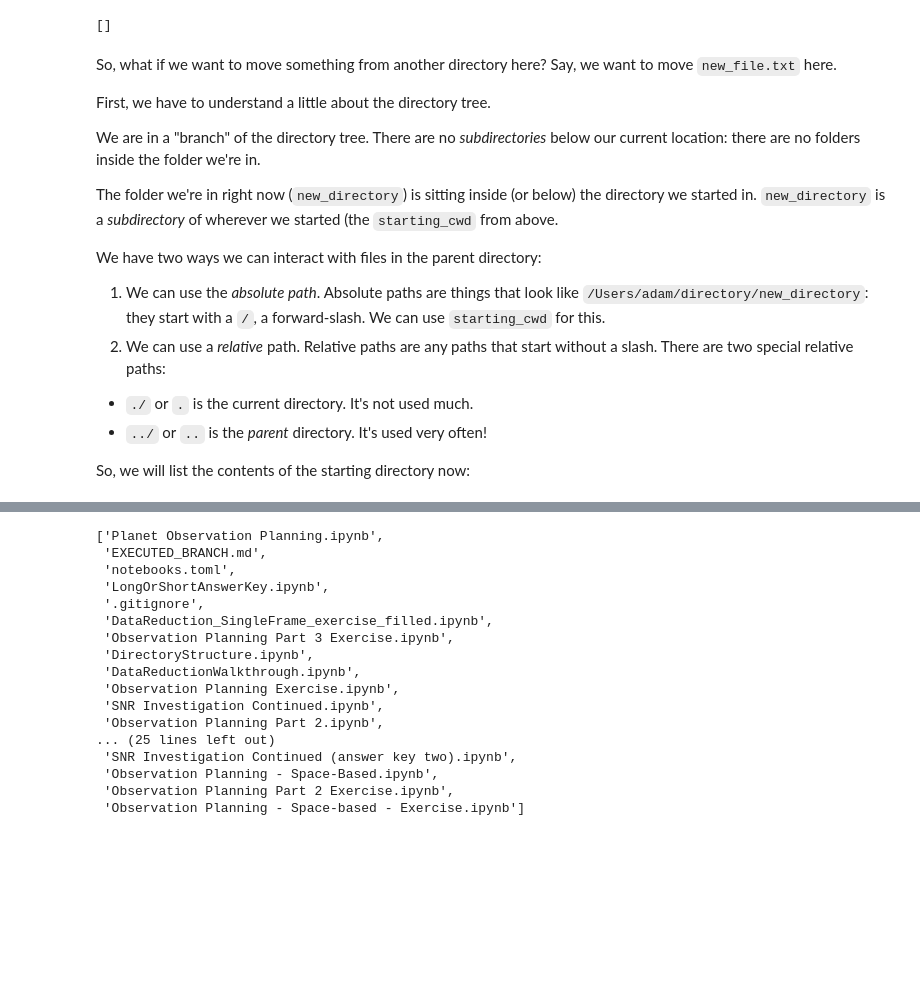
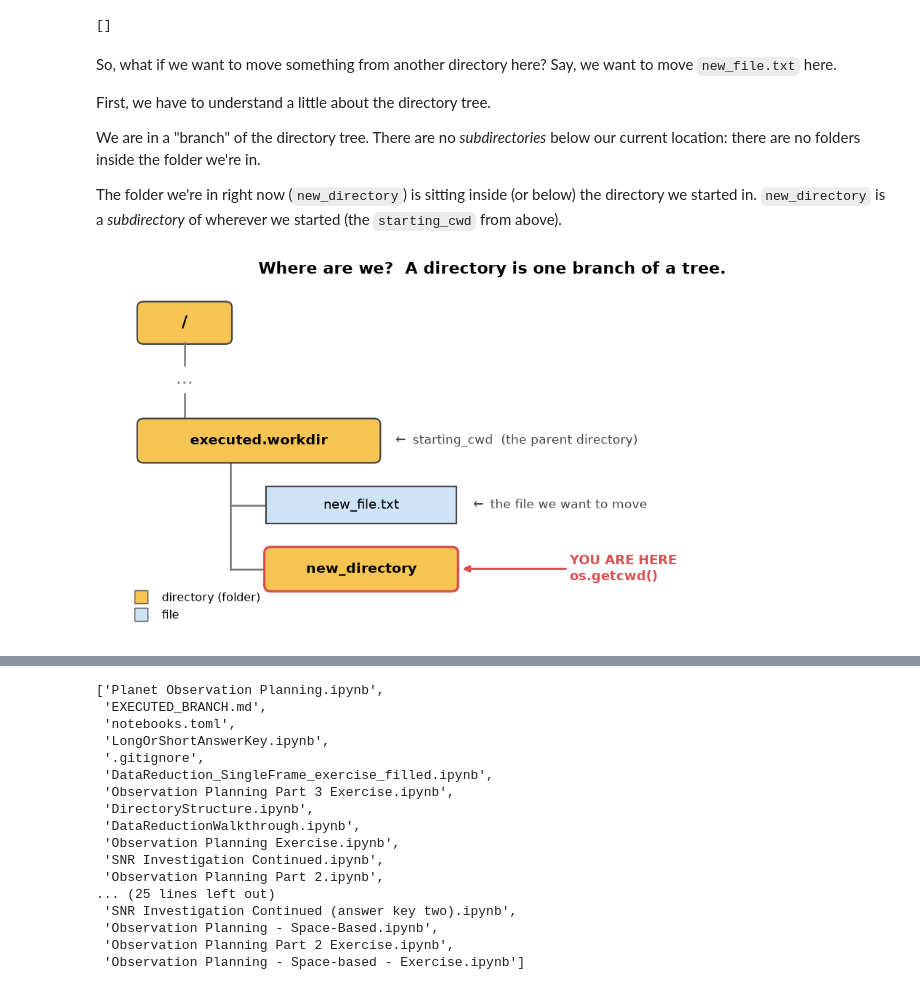
Before and after one commit to keflavich/AST3722_Public_Materials, a Jupyter notebook: DirectoryStructure.ipynb, the cells around one changed output, grey strips where cells are left out. Saved outputs shown, nothing was run; the diff lists cells and outputs as text; code cells hidden in the pictures; blank space fills up the shorter version.

Commit message:
Rebuild from master 38dd5c7: Add filesystem diagrams to DirectoryStructure, and fix figure capture
Generated by .github/workflows/build-executed.yml. Do not edit this branch.

```diff
--- a/DirectoryStructure.ipynb
+++ b/DirectoryStructure.ipynb
@@ -118,13 +118,4 @@ First, we have to understand a little about the directory tree.
 
 We are in a "branch" of the directory tree.  There are no _subdirectories_ below our current location: there are no folders inside the folder we're in.
 
-The folder we're in right now (`new_directory`) is sitting inside (or below) the directory we started in.  `new_directory` is a _subdirectory_ of wherever we started (the `starting_cwd` from above.
-
-We have two ways we can interact with files in the parent directory:
-
-1. We can use the _absolute path_.  Absolute paths are things that look like `/Users/adam/directory/new_directory`: they start with a `/`, a forward-slash.  We can use `starting_cwd` for this.
-2. We can use a _relative_ path.  Relative paths are any paths that start without a slash.  There are two special relative paths:
-  * `./` or `.` is the current directory.  It's not used much.
-  * `../` or `..` is the _parent_ directory.  It's used very often!
-
-So, we will list the contents of the starting directory now:
+The folder we're in right now (`new_directory`) is sitting inside (or below) the directory we started in.  `new_directory` is a _subdirectory_ of wherever we started (the `starting_cwd` from above).
@@ -130,0 +213,7 @@ So, we will list the contents of the starting directory now:
+# %%
+# the name of the directory we started in
+parent_name = os.path.basename(starting_cwd)
+
+draw_tree(parent_name)
+# %% [output]
+[figure, added]
```
Also changed, not shown: parts of 6 cells of this notebook, 5 other files.
